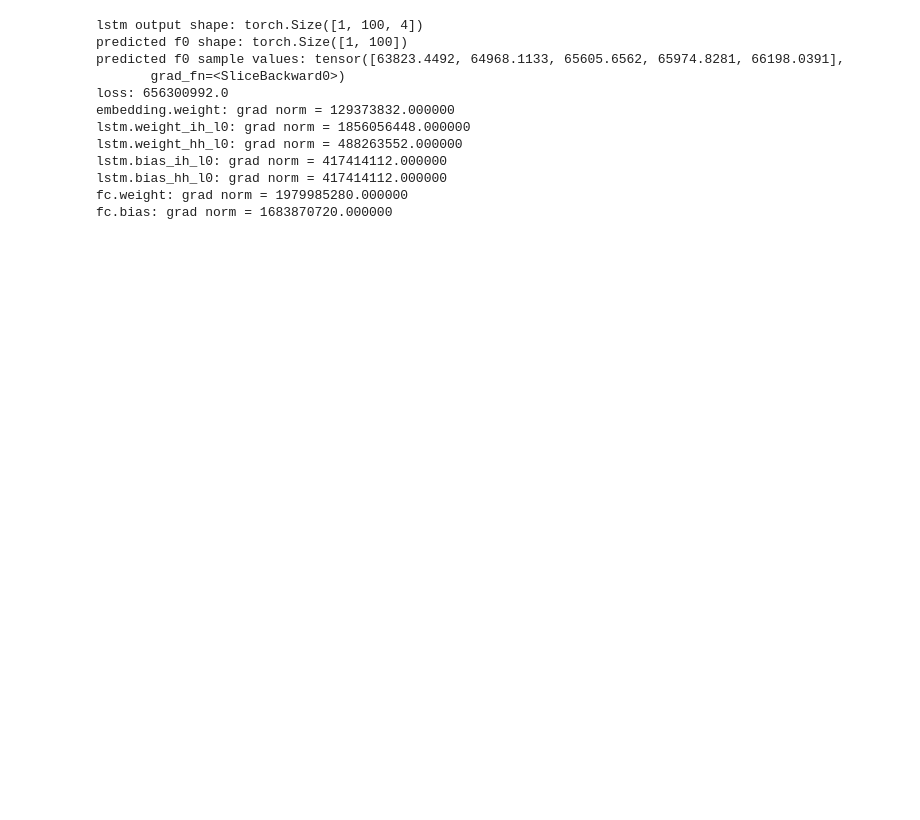
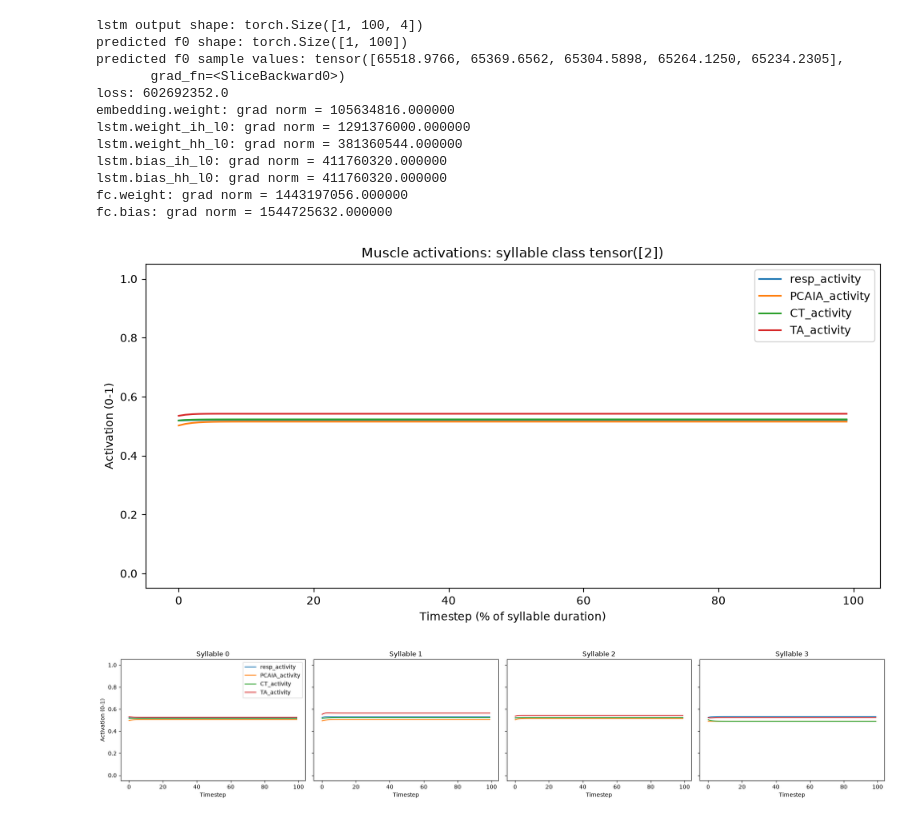
Before and after one commit to netra-khot/mouse-vocalization-2026, a Jupyter notebook: model/model.ipynb, the cells around one changed output. Saved outputs shown, nothing was run; the diff lists cells and outputs as text; code cells hidden in the pictures; blank space fills up the shorter version.

Commit message:
added plot_activations_multi method + tested in model.ipynb

```diff
--- a/model/model.ipynb
+++ b/model/model.ipynb
@@ -17,8 +20,4 @@ from QMC_mouseUSV.USVfreq import USVfreq
 # %%
-# --- setup ---
-num_syllable_classes = 6
-model = LSTMController(num_syllable_classes=num_syllable_classes)
-
 # --- fake input: 1 syllable, batch size 1 ---
 syllable_id = torch.tensor([2])  # random placeholder syllable class
 
@@ -62,13 +61,29 @@ for name, param in model.named_parameters():
 # %% [output]
 lstm output shape: torch.Size([1, 100, 4])
 predicted f0 shape: torch.Size([1, 100])
-predicted f0 sample values: tensor([63823.4492, 64968.1133, 65605.6562, 65974.8281, 66198.0391],
+predicted f0 sample values: tensor([65518.9766, 65369.6562, 65304.5898, 65264.1250, 65234.2305],
        grad_fn=<SliceBackward0>)
-loss: 656300992.0
-embedding.weight: grad norm = 129373832.000000
-lstm.weight_ih_l0: grad norm = 1856056448.000000
-lstm.weight_hh_l0: grad norm = 488263552.000000
-lstm.bias_ih_l0: grad norm = 417414112.000000
-lstm.bias_hh_l0: grad norm = 417414112.000000
-fc.weight: grad norm = 1979985280.000000
-fc.bias: grad norm = 1683870720.000000
+loss: 602692352.0
+embedding.weight: grad norm = 105634816.000000
+lstm.weight_ih_l0: grad norm = 1291376000.000000
+lstm.weight_hh_l0: grad norm = 381360544.000000
+lstm.bias_ih_l0: grad norm = 411760320.000000
+lstm.bias_hh_l0: grad norm = 411760320.000000
+fc.weight: grad norm = 1443197056.000000
+fc.bias: grad norm = 1544725632.000000
+# %%
+# --- visualizing the muscle activations ---
+
+# single syllable
+syllable_id = torch.tensor([2])
+activations = model(syllable_id)
+plot_activations(activations, syllable_id)
+
+# compare a few syllables side by side
+activations_dict = {}
+for sid in [0, 1, 2, 3]:
+    activations_dict[sid] = model(torch.tensor([sid]))
+plot_activations_multi(activations_dict)
+# %% [output]
+[figure, added]
+[figure, added]
```
Also changed, not shown: parts of 1 cell of this notebook, 1 other file.
